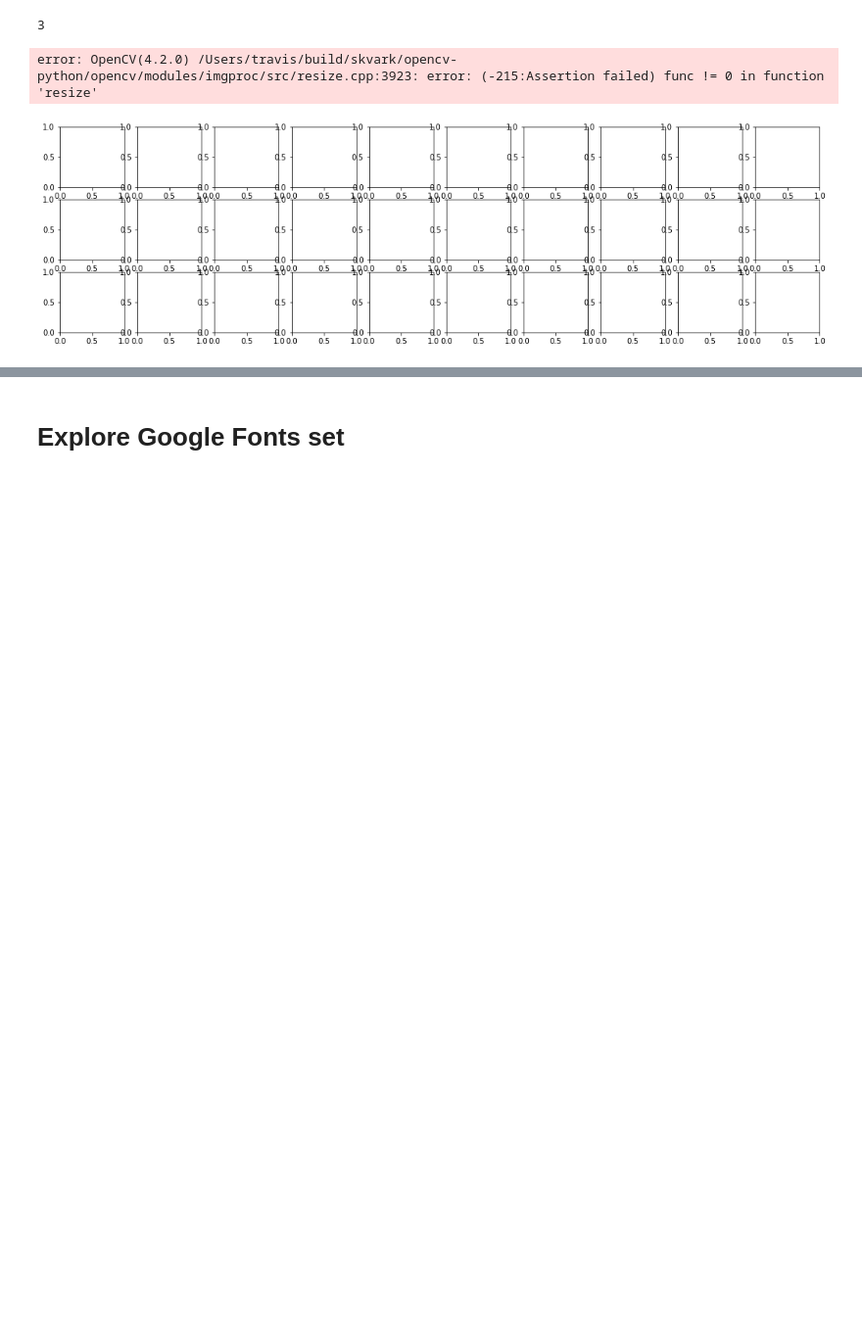
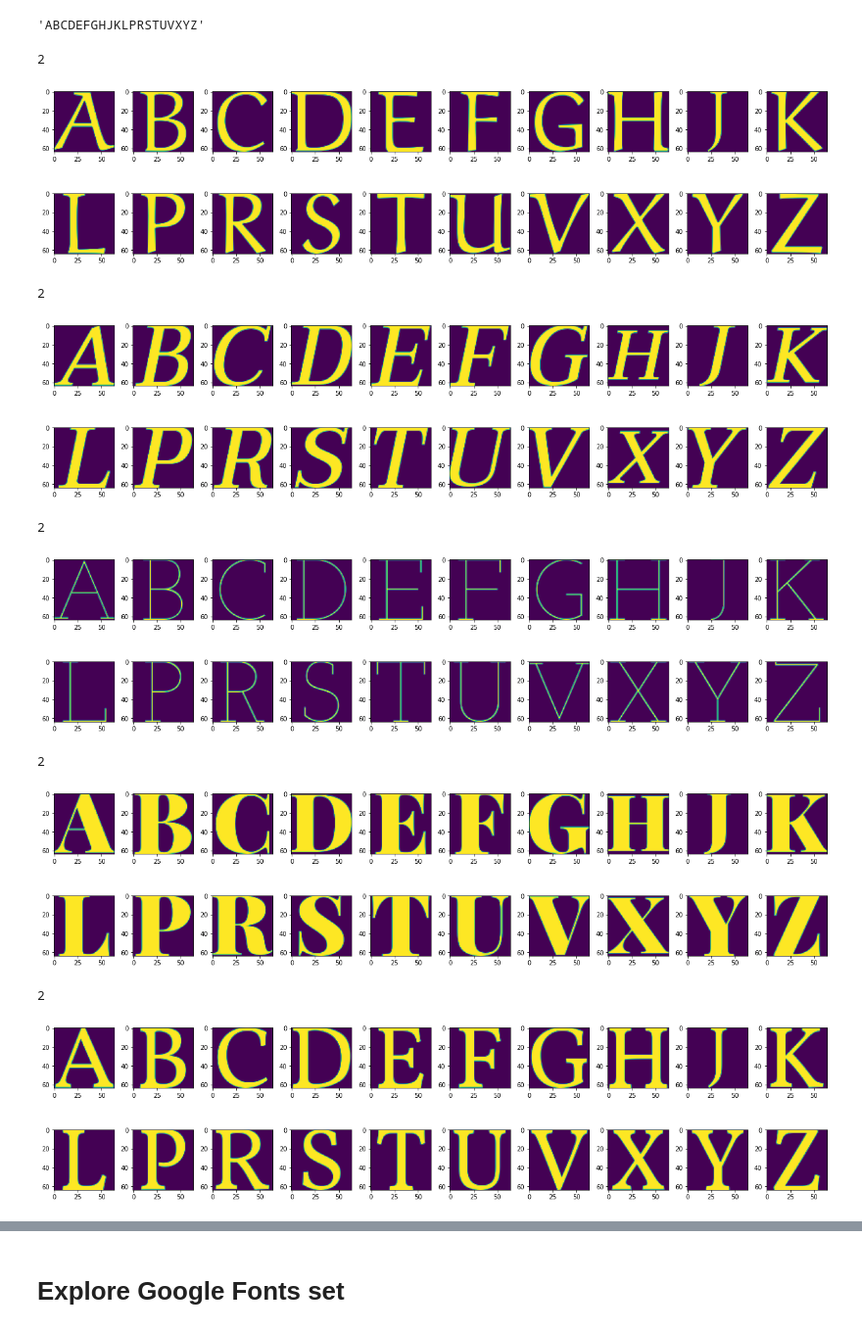
Before and after one commit to IgorDavidyuk/conflicting_tasks_learning, a Jupyter notebook: notebooks/rendering_digits.ipynb, the cells around one changed output, grey strips where cells are left out. Shown at 98% size. Drawn from its saved outputs; the diff is of its cells as text; code cells hidden in the pictures; blank space fills up the shorter version.

```diff
--- a/notebooks/rendering_digits.ipynb
+++ b/notebooks/rendering_digits.ipynb
@@ -15,12 +38,27 @@ from dataset.utils import visualize_set_of_chars, render_character
+# %%
+capital_alphabet = 'ABCDEFGHIJKLMNOPQRSTUVWXYZ'
+char_set = capital_alphabet
+for char in 'OQMWIN':
+    char_set = char_set.replace(char, '')
+char_set
+# %% [output]
+'ABCDEFGHJKLPRSTUVXYZ'
 # %%
 # parse Google Font repo
 google_fonts_path = '../dataset/fonts/ofl/'
-gf_metadata = parse_google_fonts_metadata(google_fonts_path)
+gf_metadata = parse_gf_metadata(google_fonts_path)
 
 # render some random fonts
-for font_path in np.random.choice(gf_metadata[gf_metadata.category=='SERIF'].path, 10):
-    visualize_set_of_chars(font_path, 'ABCDEFGHIJKLMNOPQRSTUVWXYZ', 64)
+for font_path in np.random.choice(gf_metadata[gf_metadata.category=='SERIF'].path, 5):
+    visualize_set_of_chars(font_path, char_set, 64)
 # %% [output]
-3
+2
+[figure, new version]
-error: OpenCV(4.2.0) /Users/travis/build/skvark/opencv-python/opencv/modules/imgproc/src/resize.cpp:3923: error: (-215:Assertion failed) func != 0 in function 'resize'
+2
-[figure, old version]
+[figure, added]
+2
+[figure, added]
+2
+[figure, added]
+2
+[figure, added]
```
Also changed, not shown: parts of 11 cells of this notebook, 3 other files.
